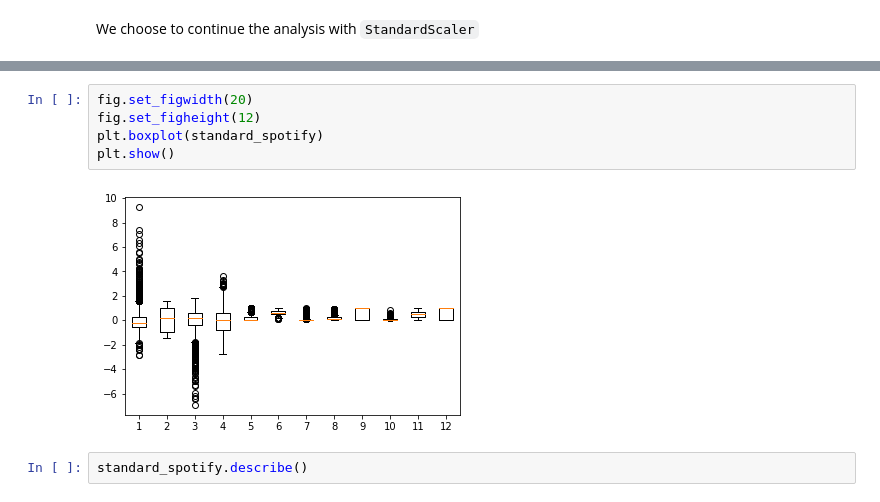
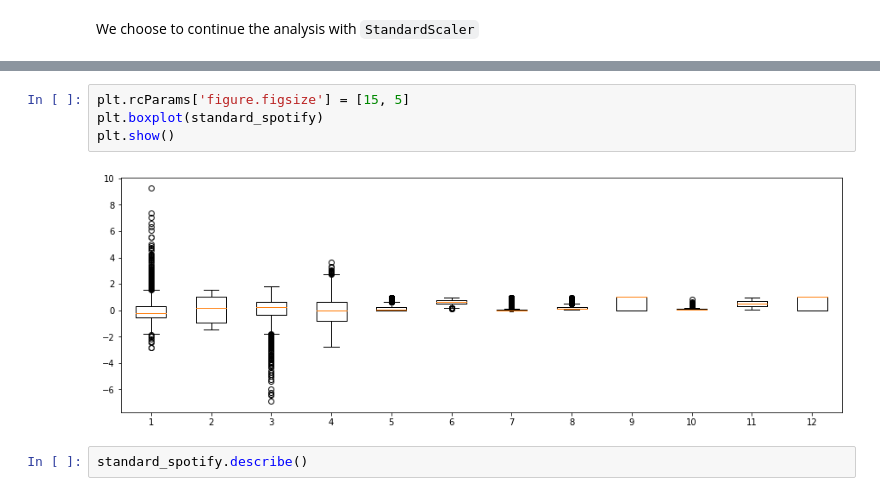
Before and after one commit to AhmedCharfeddine/spotify-recommender-system, a Jupyter notebook: Notebook 1.ipynb, the cells around one changed output, grey strips where cells are left out. Cells and saved outputs as stored; diff of their text form.

```diff
--- a/Notebook 1.ipynb
+++ b/Notebook 1.ipynb
@@ -238,10 +238,9 @@ fig = plt.figure()
 # %%
-fig.set_figwidth(20)
-fig.set_figheight(12)
+plt.rcParams['figure.figsize'] = [15, 5]
 plt.boxplot(standard_spotify)
 plt.show()
 # %% [output]
-[figure, old version]
+[figure, new version]
 # %%
 standard_spotify.describe()
 # %% [output]
```
Also changed, not shown: parts of 10 cells of this notebook.
